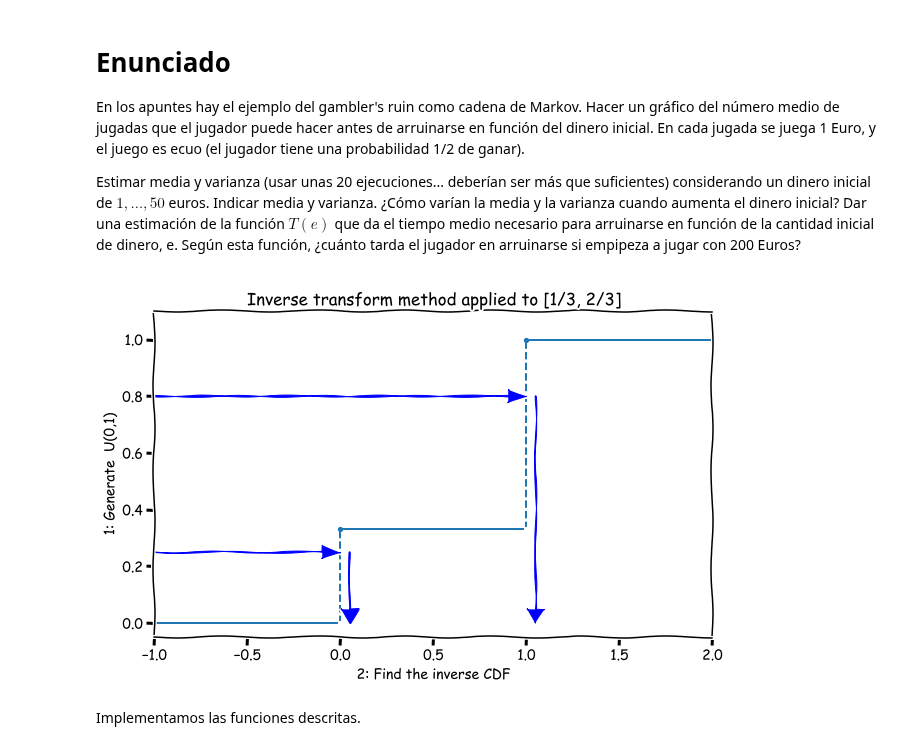
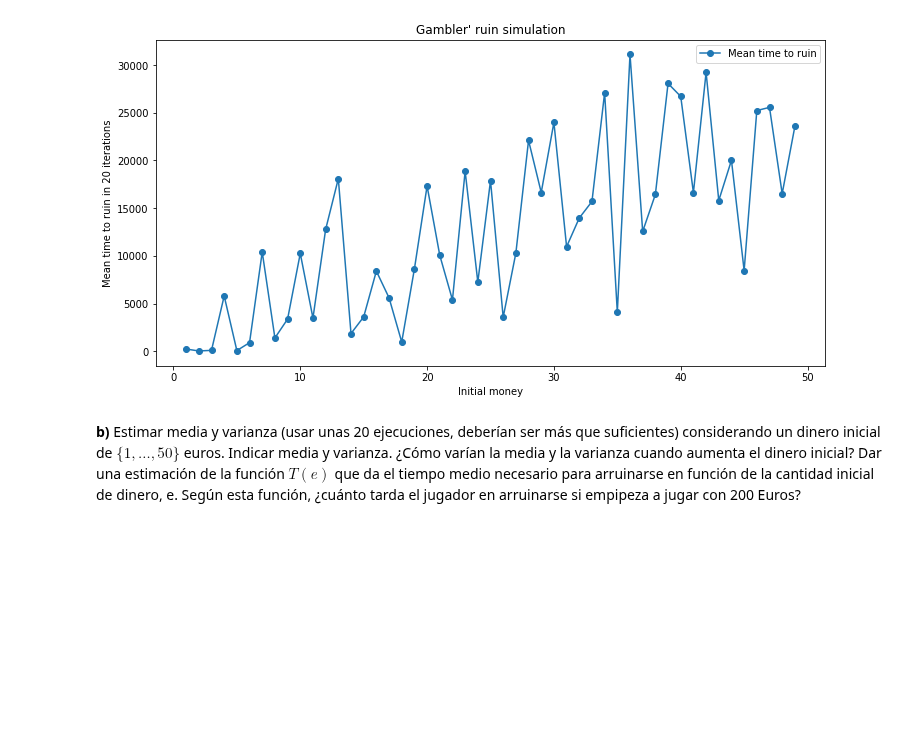
Before and after one commit to Ocete/mcd, a Jupyter notebook: PE/Discreto/final/final.ipynb, the cells around one changed output. Drawn from its saved outputs; the diff is of its cells as text; code cells hidden in the pictures; blank space fills up the shorter version.

```diff
--- a/PE/Discreto/final/final.ipynb
+++ b/PE/Discreto/final/final.ipynb
@@ -26,39 +68,7 @@ from collections import Counter, defaultdict
+# %%
+random.seed(123)
+plot_mean_ruin_time(max_steps=10**5)
+# %% [output]
+[figure, added]
 # %% [markdown]
-<div class="exercise">
-<h1>Enunciado</h1>
-
-En los apuntes hay el ejemplo del gambler's ruin como cadena de Markov. Hacer un gráfico del número medio de jugadas que el jugador puede hacer antes de arruinarse en función del dinero inicial. En cada jugada se juega 1 Euro, y el juego es ecuo (el jugador tiene una probabilidad 1/2 de ganar).
-
-Estimar media y varianza (usar unas 20 ejecuciones... deberían ser más que suficientes) considerando un dinero inicial de $1, \ldots, 50$ euros. Indicar media y varianza. ¿Cómo varían la media y la varianza cuando aumenta el dinero inicial? Dar una estimación de la función $T(e)$ que da el tiempo medio necesario para arruinarse en función de la cantidad inicial de dinero, e. Según esta función, ¿cuánto tarda el jugador en arruinarse si empipeza a jugar con 200 Euros?
-</div>
+**b)** Estimar media y varianza (usar unas 20 ejecuciones, deberían ser más que suficientes) considerando un dinero inicial de $\{1, \ldots, 50\}$ euros. Indicar media y varianza. ¿Cómo varían la media y la varianza cuando aumenta el dinero inicial? Dar una estimación de la función $T(e)$ que da el tiempo medio necesario para arruinarse en función de la cantidad inicial de dinero, e. Según esta función, ¿cuánto tarda el jugador en arruinarse si empipeza a jugar con 200 Euros?
-# %%
-dist = stats.norm
-dist_pdf = dist.pdf
-dist_icdf = dist.ppf
-dist_cdf = dist.cdf
-
-p = 1/3
-x = np.array([-1, 0, 1, 2])
-y = np.array([p, 1])
-yn = np.insert(y, 0, 0)
-
-with plt.xkcd():
-    plt.figure(figsize=(10,6))
-    plt.hlines(y=yn, xmin=x[:-1], xmax=x[1:], zorder=1)
-    plt.vlines(x=x[1:-1], ymin=yn[:-1], ymax=yn[1:], linestyle='dashed', zorder=1)
-
-    plt.scatter(x[1:-1], y, s=18, zorder=2)
-    plt.scatter(x[1:-1], yn[:-1], color='white', s=18, zorder=2)
-
-    plt.axis([-1, 2, -0.05, 1.1])
-    for q, x_pos in zip([0.25, 0.8], x[1:3]):
-        plt.arrow(-1, q, 0.9+x_pos, 0, head_width=0.05, head_length=0.1, fc='b', ec='b')
-        plt.arrow(x_pos+0.05, q, 0, -q+0.05, head_width=0.1, head_length=0.05, fc='b', ec='b')
-
-    plt.ylabel('1: Generate  U(0,1)')
-    plt.xlabel('2: Find the inverse CDF')
-    plt.title('Inverse transform method applied to [1/3, 2/3]')
-# %% [output]
-[figure, removed]
-# %% [markdown]
-Implementamos las funciones descritas.
```
Also changed, not shown: parts of 37 cells of this notebook, 2 other files.
